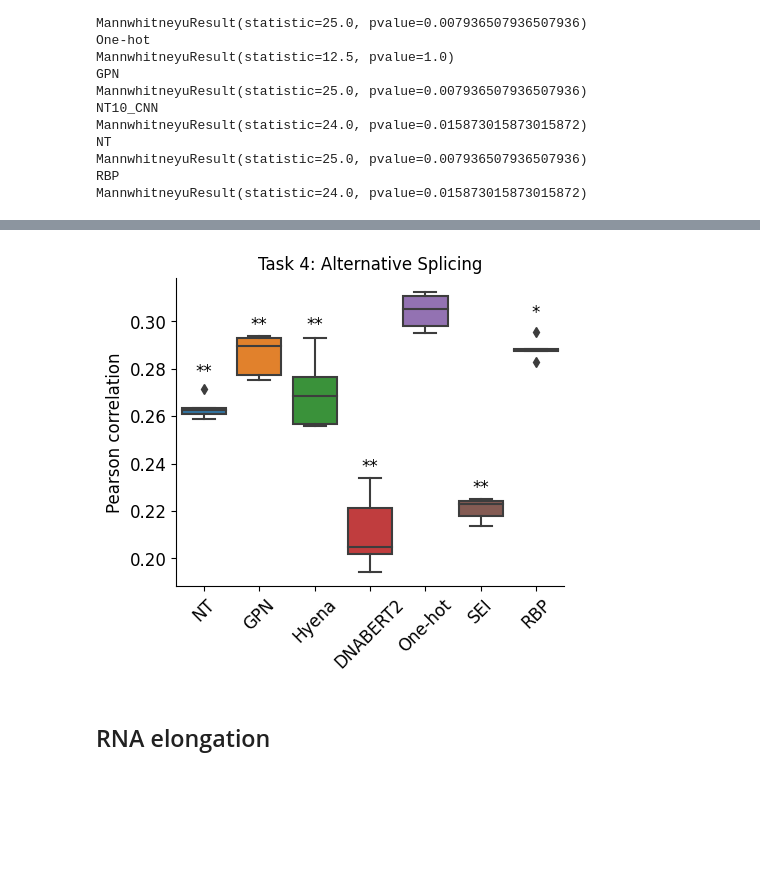
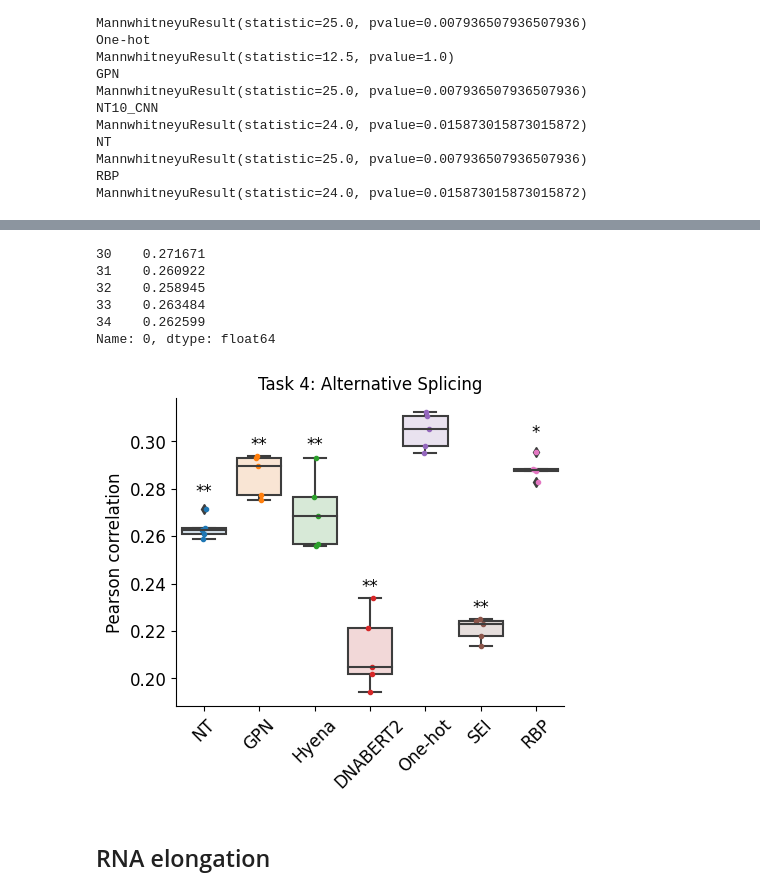
Before and after one commit to amberT15/LLM_eval, a Jupyter notebook: figure/Perf_figure.ipynb, the cells around one changed output, grey strips where cells are left out. Drawn from its saved outputs; the diff is of its cells as text; code cells hidden in the pictures; blank space fills up the shorter version.

```diff
--- a/figure/Perf_figure.ipynb
+++ b/figure/Perf_figure.ipynb
@@ -359,23 +382,45 @@ MannwhitneyuResult(statistic=24.0, pvalue=0.015873015873015872)
+# %%
+df1[df1['Model']=='NT'][0]
+# %% [output]
+30    0.271671
+31    0.260922
+32    0.258945
+33    0.263484
+34    0.262599
+Name: 0, dtype: float64
 # %%
 fig, ax = plt.subplots(figsize=(5,4))
 sns.boxplot(df1,x='Model',y=0,ax = ax,order = ['NT','GPN','Hyena','DNABERT2','One-hot','SEI','RBP'])
+for patch in ax.patches:
+    r, g, b, a = patch.get_facecolor()
+    patch.set_facecolor((r, g, b, .2))
+
+
+x_c = 0
+for i in ['NT','GPN','Hyena','DNABERT2','One-hot','SEI','RBP']:
+    y = df1[df1['Model']==i][0]
+    # Add some random "jitter" to the x-axis
+    x = np.random.normal(x_c, 0.04, size=len(y))
+    plt.plot(x, y, '.',alpha=1)
+    x_c +=1
+
 ax.spines['right'].set_visible(False)
 ax.spines['top'].set_visible(False)
 ax.grid(False)
 plt.ylabel("Pearson correlation",fontsize=fontsize)
 plt.xlabel("",fontsize=fontsize)
 plt.title('Task 4: Alternative Splicing',fontsize=fontsize)
 plt.yticks(fontsize=fontsize);
 plt.xticks(fontsize=fontsize,rotation=45);
 plt.text(0, 0.275, "**", ha='center', va='bottom', color='k', fontsize=fontsize)
 plt.text(1, 0.295, "**", ha='center', va='bottom', color='k', fontsize=fontsize)
 plt.text(2, 0.295, "**", ha='center', va='bottom', color='k', fontsize=fontsize)
 plt.text(3, 0.235, "**", ha='center', va='bottom', color='k', fontsize=fontsize)
 plt.text(5, 0.226, "**", ha='center', va='bottom', color='k', fontsize=fontsize)
 plt.text(6, 0.3, "*", ha='center', va='bottom', color='k', fontsize=fontsize)
 plt.savefig('./AS.svg')
 # %% [output]
-[figure, old version]
+[figure, new version]
 # %% [markdown]
 ## RNA elongation
 # %%
```
Also changed, not shown: parts of 2 cells of this notebook, 12 other files.
